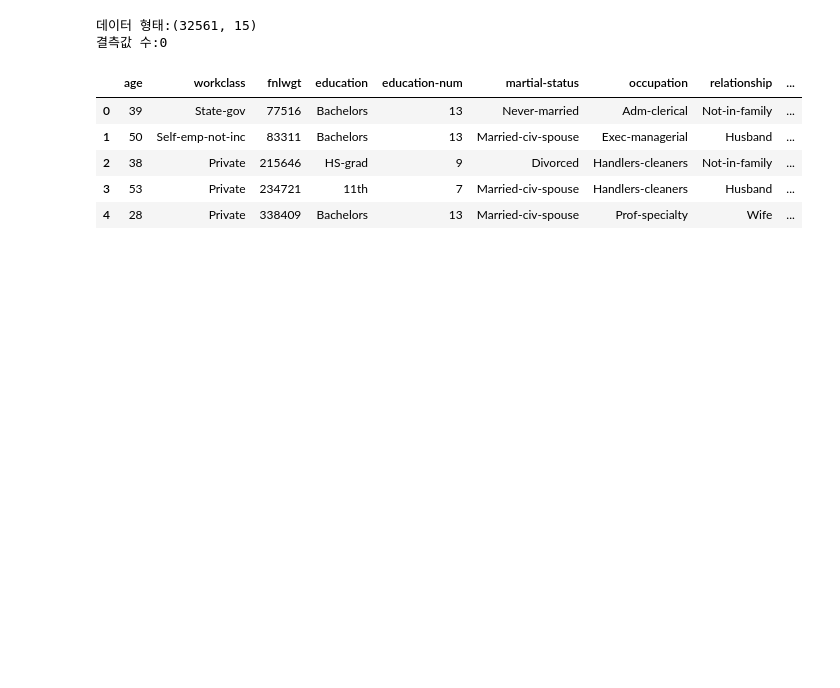
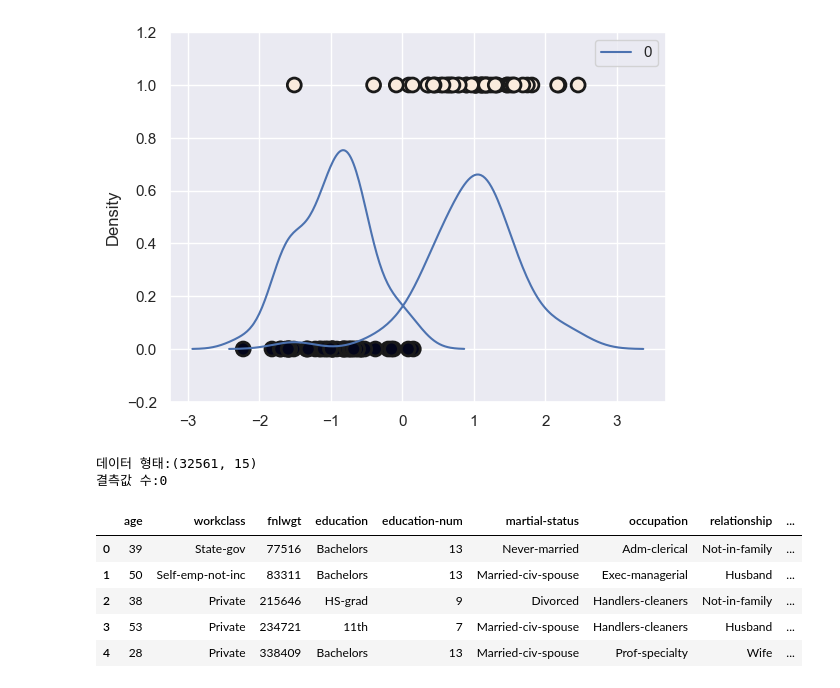
Before and after one commit to jeongbeenson19/dstb, a Jupyter notebook: logistic_reg_prac.ipynb, the cells around one changed output. Drawn from its saved outputs; the diff is of its cells as text; code cells hidden in the pictures; blank space fills up the shorter version.

```diff
--- a/logistic_reg_prac.ipynb
+++ b/logistic_reg_prac.ipynb
@@ -19,3 +257,15 @@ import io
+# %%
+from sklearn.datasets import make_classification
+
+X0, y = make_classification(n_features=1, n_redundant=0, n_informative=1, n_clusters_per_class=1, random_state=4)
+
+plt.scatter(X0, y, c=y, s=100, edgecolors='k', linewidths=2)
+sns.kdeplot(X0[y == 0, :], label='y = 0')
+sns.kdeplot(X0[y == 1, :], label='y = 0')
+plt.ylim(-0.2, 1.2)
+plt.show()
+# %% [output]
+[figure, added]
 # %%
 url = 'http://archive.ics.uci.edu/ml/machine-learning-databases/adult/adult.data'
 res = requests.get(url).content
```
Also changed, not shown: parts of 1 cell of this notebook, 1 other file.
